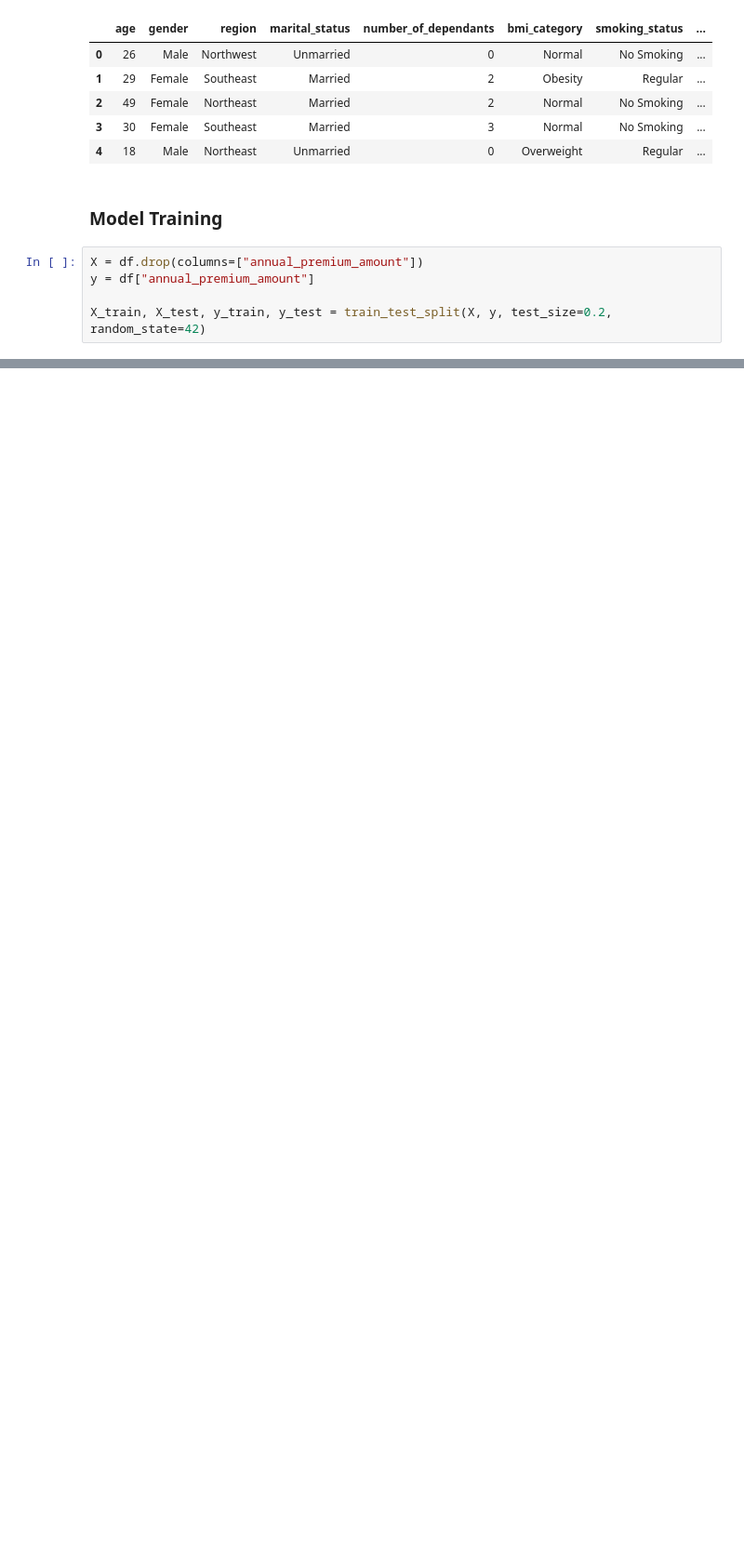
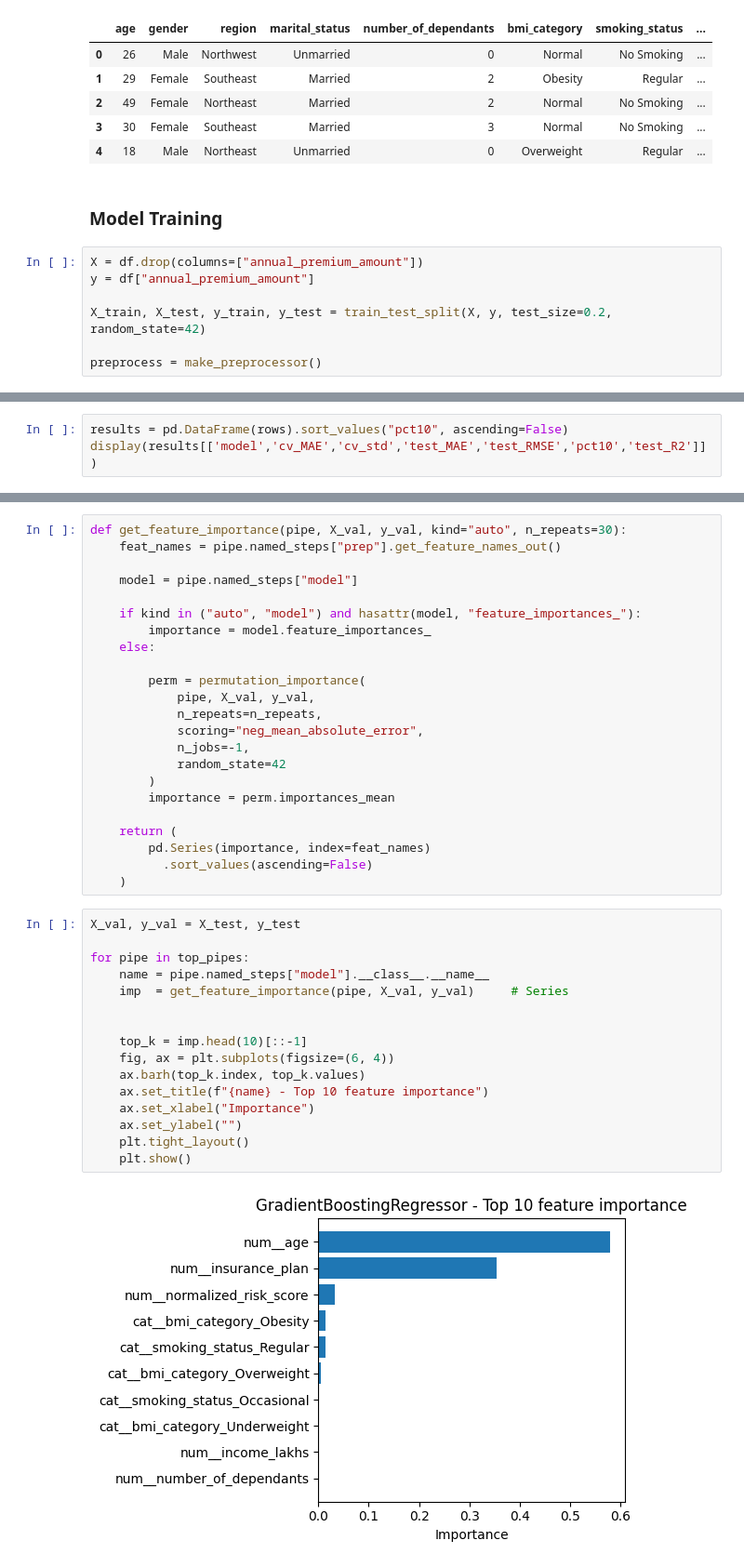
Before and after one commit to HMurawski/Health-Insurance-Model, a Jupyter notebook: notebooks/03_modeling.ipynb, the cells around one changed output, grey strips where cells are left out. Shown: that part at 93% size. Drawn from its saved outputs; the diff is of its cells as text; blank space fills up the shorter version.

Commit message:
models training and evaluation

```diff
--- a/notebooks/03_modeling.ipynb
+++ b/notebooks/03_modeling.ipynb
@@ -62,3 +68,5 @@ X = df.drop(columns=["annual_premium_amount"])
 y = df["annual_premium_amount"]
 
 X_train, X_test, y_train, y_test = train_test_split(X, y, test_size=0.2, random_state=42)
+
+preprocess = make_preprocessor()
@@ -139,0 +143,3 @@ pd.DataFrame(X_test_trans, columns=feature_names).head()
+# %%
+results = pd.DataFrame(rows).sort_values("pct10", ascending=False)
+display(results[['model','cv_MAE','cv_std','test_MAE','test_RMSE','pct10','test_R2']])
@@ -139,0 +161,41 @@ pd.DataFrame(X_test_trans, columns=feature_names).head()
+# %%
+def get_feature_importance(pipe, X_val, y_val, kind="auto", n_repeats=30):
+    feat_names = pipe.named_steps["prep"].get_feature_names_out()
+
+    model = pipe.named_steps["model"]
+
+    if kind in ("auto", "model") and hasattr(model, "feature_importances_"):
+        importance = model.feature_importances_
+    else:
+
+        perm = permutation_importance(
+            pipe, X_val, y_val,
+            n_repeats=n_repeats,
+            scoring="neg_mean_absolute_error",
+            n_jobs=-1,
+            random_state=42
+        )
+        importance = perm.importances_mean
+
+    return (
+        pd.Series(importance, index=feat_names)
+          .sort_values(ascending=False)
+    )
+# %%
+X_val, y_val = X_test, y_test
+
+for pipe in top_pipes:
+    name = pipe.named_steps["model"].__class__.__name__
+    imp  = get_feature_importance(pipe, X_val, y_val)     # Series
+
+
+    top_k = imp.head(10)[::-1]
+    fig, ax = plt.subplots(figsize=(6, 4))
+    ax.barh(top_k.index, top_k.values)
+    ax.set_title(f"{name} - Top 10 feature importance")
+    ax.set_xlabel("Importance")
+    ax.set_ylabel("")
+    plt.tight_layout()
+    plt.show()
+# %% [output]
+[figure, added]
```
Also changed, not shown: parts of 14 cells of this notebook.
